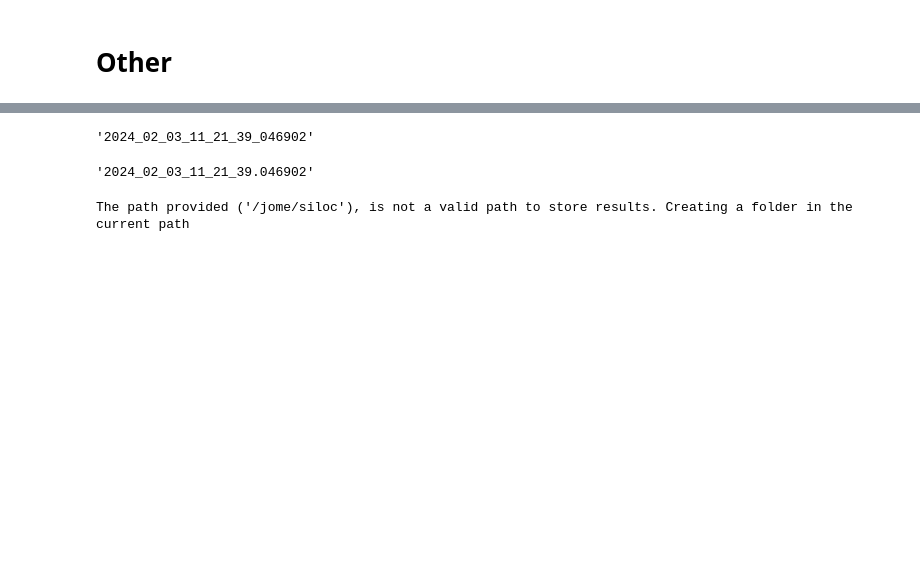
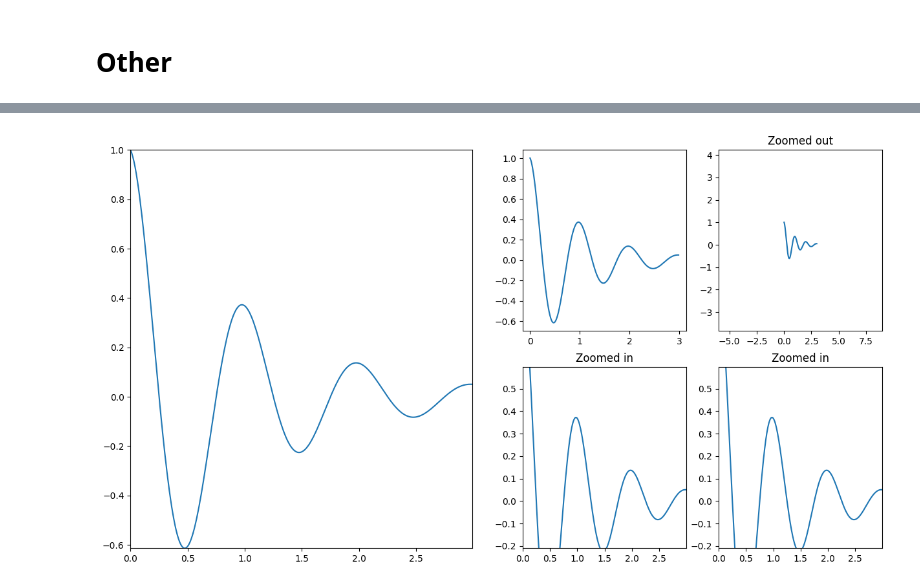
Before and after one commit to Nemenick/primoprogetto, a Jupyter notebook: Codici/_Test.ipynb, the cells around one changed output, grey strips where cells are left out. Drawn from its saved outputs; the diff is of its cells as text; code cells hidden in the pictures; blank space fills up the shorter version.

```diff
--- a/Codici/_Test.ipynb
+++ b/Codici/_Test.ipynb
@@ -1305,4 +1283,0 @@ cstr
-# %%
-cstr.replace("-","_").replace(" ","_").replace(":","_").replace(".","_")
-# %% [output]
-'2024_02_03_11_21_39_046902'
@@ -1311,4 +1283,0 @@ cstr_2 = cstr.replace("-","_")
-# %%
-cstr_2.replace(" ","_").replace(":","_")
-# %% [output]
-'2024_02_03_11_21_39.046902'
@@ -1317,4 +1284,35 @@ miao = "/jome/siloc"
-# %%
-print(f"The path provided ('{miao}'), is not a valid path to store results. Creating a folder in the current path")
-# %% [output]
-The path provided ('/jome/siloc'), is not a valid path to store results. Creating a folder in the current path
+# %%
+import matplotlib.pyplot as plt
+import numpy as np
+def f(t):
+    return np.exp(-t) * np.cos(2*np.pi*t)
+t1 = np.arange(0.0, 3.0, 0.01)
+
+
+fig = plt.subplots(2,4,figsize=(15,8))
+ax1 = plt.subplot(243)
+ax1.margins(0.05)           # Default margin is 0.05, value 0 means fit
+ax1.plot(t1, f(t1))
+
+ax2 = plt.subplot(244)
+ax2.margins(2, 2)           # Values >0.0 zoom out
+ax2.plot(t1, f(t1))
+ax2.set_title('Zoomed out')
+
+ax3 = plt.subplot(247)
+ax3.margins(x=0, y=-0.25)   # Values in (-0.5, 0.0) zooms in to center
+ax3.plot(t1, f(t1))
+ax3.set_title('Zoomed in')
+
+ax3 = plt.subplot(248)
+ax3.margins(x=0, y=-0.25)   # Values in (-0.5, 0.0) zooms in to center
+ax3.plot(t1, f(t1))
+ax3.set_title('Zoomed in')
+
+ax1 = plt.subplot(121)
+ax1.margins(0)           # Default margin is 0.05, value 0 means fit
+ax1.plot(t1, f(t1))
+
+plt.show()
+# %% [output]
+[figure, added]
```
Also changed, not shown: parts of 5 cells of this notebook, 3 other files.
